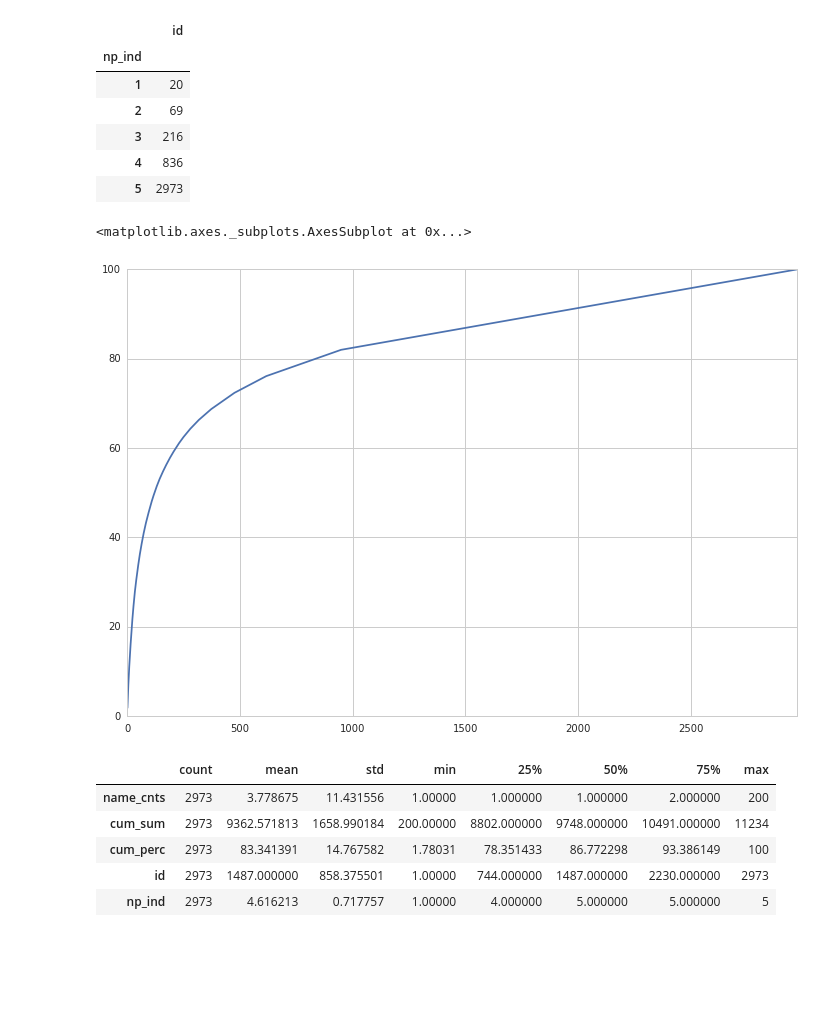
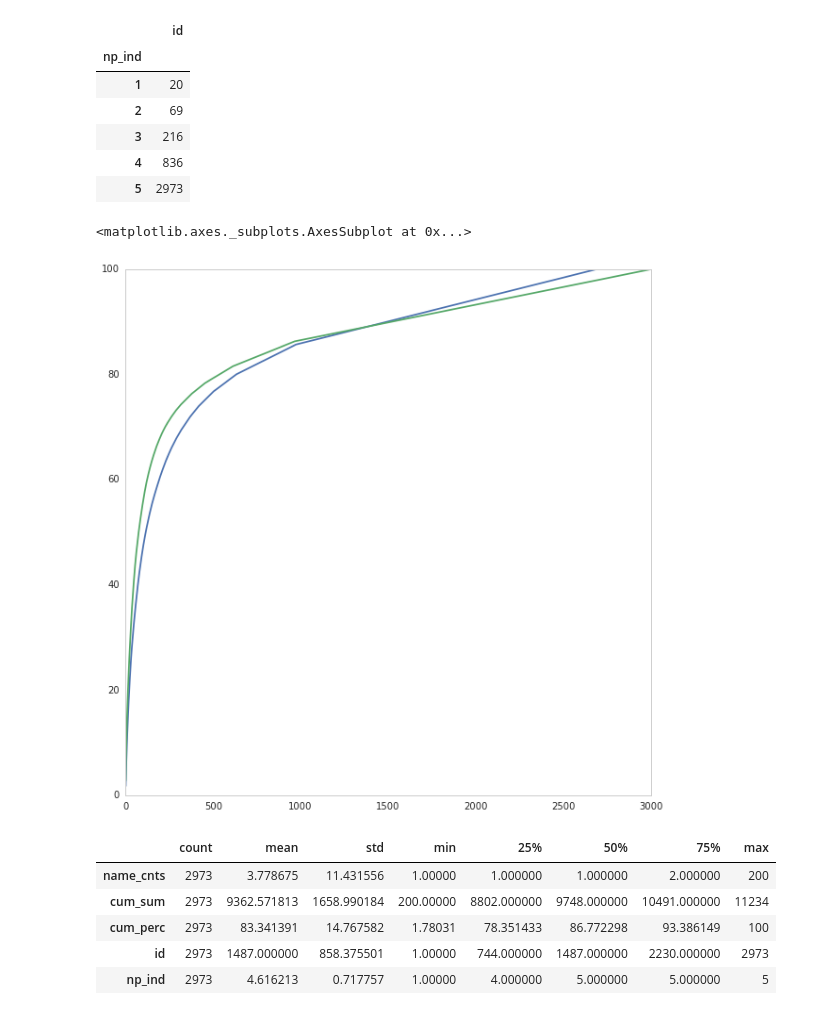
Before and after one commit to zhanghaizhen/projectRiley, a Jupyter notebook: notebooks/gender_plots.ipynb, the cells around one changed output. Cells and saved outputs as stored; diff of their text form; code cells hidden in the pictures; blank space fills up the shorter version.

```diff
--- a/notebooks/gender_plots.ipynb
+++ b/notebooks/gender_plots.ipynb
@@ -44,0 +185,2 @@ names = list(names_cnts.index)
+# %%
+df = preprocess_df(df)
@@ -44,0 +296,3 @@ names = list(names_cnts.index)
+# %%
+females = df[df['gender'] == 'female']
+males = df[df['gender'] == 'male']
@@ -61,0 +353,15 @@ show(p)
+# %%
+sns.set_style("whitegrid", {'axes.grid' : False})
+
+# Initialize the matplotlib figure
+f, ax = plt.subplots(figsize=(8,8))
+
+sns.set_color_codes("pastel")
+sns.barplot(x="name_cnts", y="names", data=namedf,
+            label="mname_cnts", color="b")
+
+# Add a legend and informative axis label
+#ax.legend(ncol=2, loc="center right", frameon=True)
+ax.set(ylabel="",
+       xlabel="Top 10 Female Names")
+sns.despine(right=True, top=True, bottom=True)
@@ -85,18 +387,0 @@ ax.set(xlim=(0, 600), ylabel="",
-# %%
-import seaborn as sns
-import matplotlib.pyplot as plt
-sns.set(style="whitegrid")
-
-# Initialize the matplotlib figure
-f, ax = plt.subplots(figsize=(6, 15))
-
-# Plot the total crashes
-sns.set_color_codes("pastel")
-sns.barplot(x="name_cnts", y="names", data=df,
-            label="name_cnts", color="b")
-
-# Add a legend and informative axis label
-ax.legend(ncol=2, loc="center right", frameon=True)
-ax.set(xlim=(0, 600), ylabel="",
-       xlabel="Names and their counts")
-#sns.despine(right=True, top=True)
@@ -221,12 +503,13 @@ fem_names.groupby(['np_ind']).agg({'id':max})
 | 5 | 2973 |
 # %%
 # Plot of name_cnts vs. profiles: Cumsum of Profiles per name
-plt.figure();
+plt.figure(figsize=(10,10));
 
-fem_names['cum_perc'].plot(figsize=(12,8))
+fem_names['cum_perc'].plot()
+male_names['cum_perc'].plot()
 # %% [output]
 <matplotlib.axes._subplots.AxesSubplot at 0x...>
-[figure, old version]
+[figure, new version]
 # %%
 fem_names.describe().T
 # %% [output]
```
Also changed, not shown: parts of 47 cells of this notebook, 11 other files.
